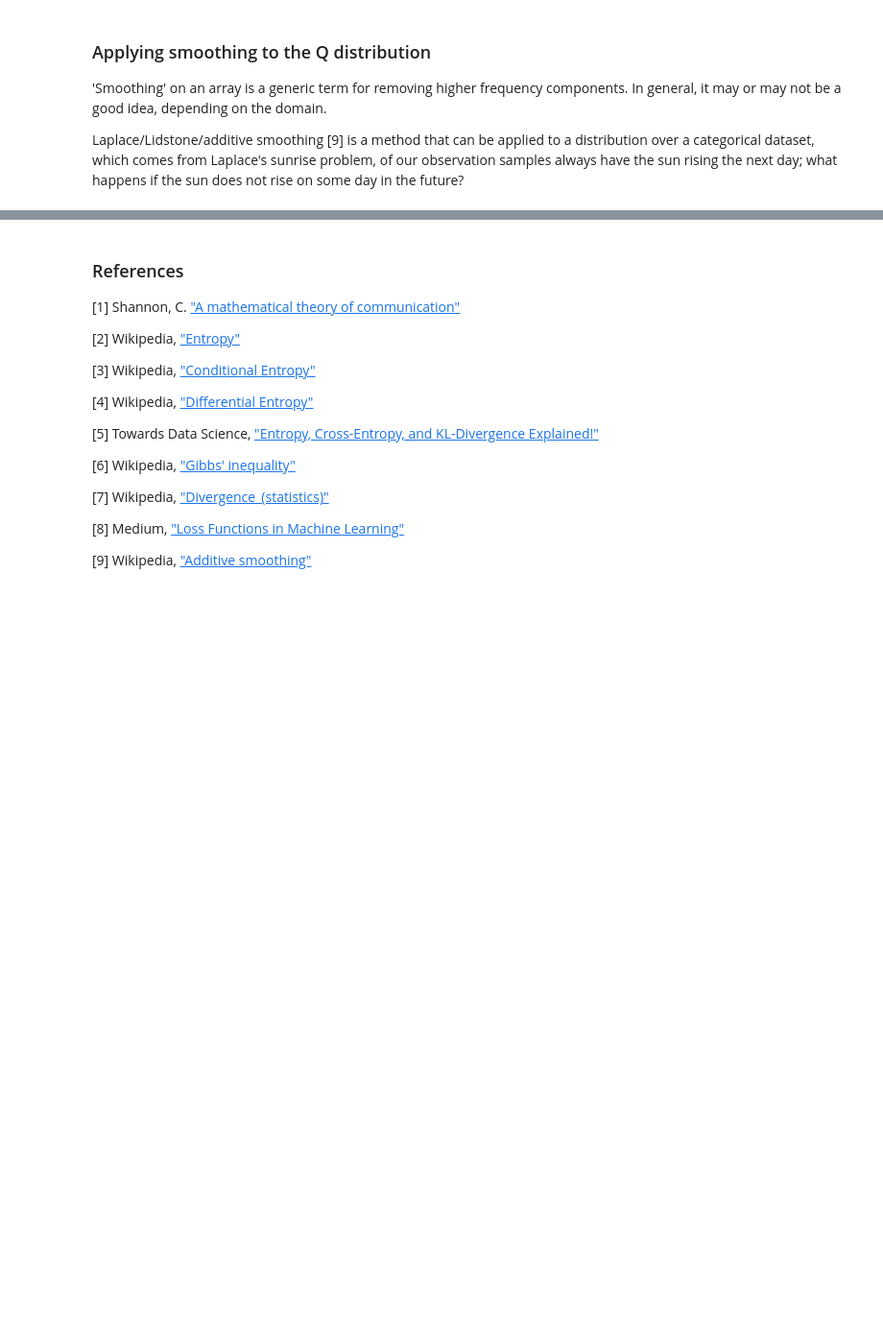
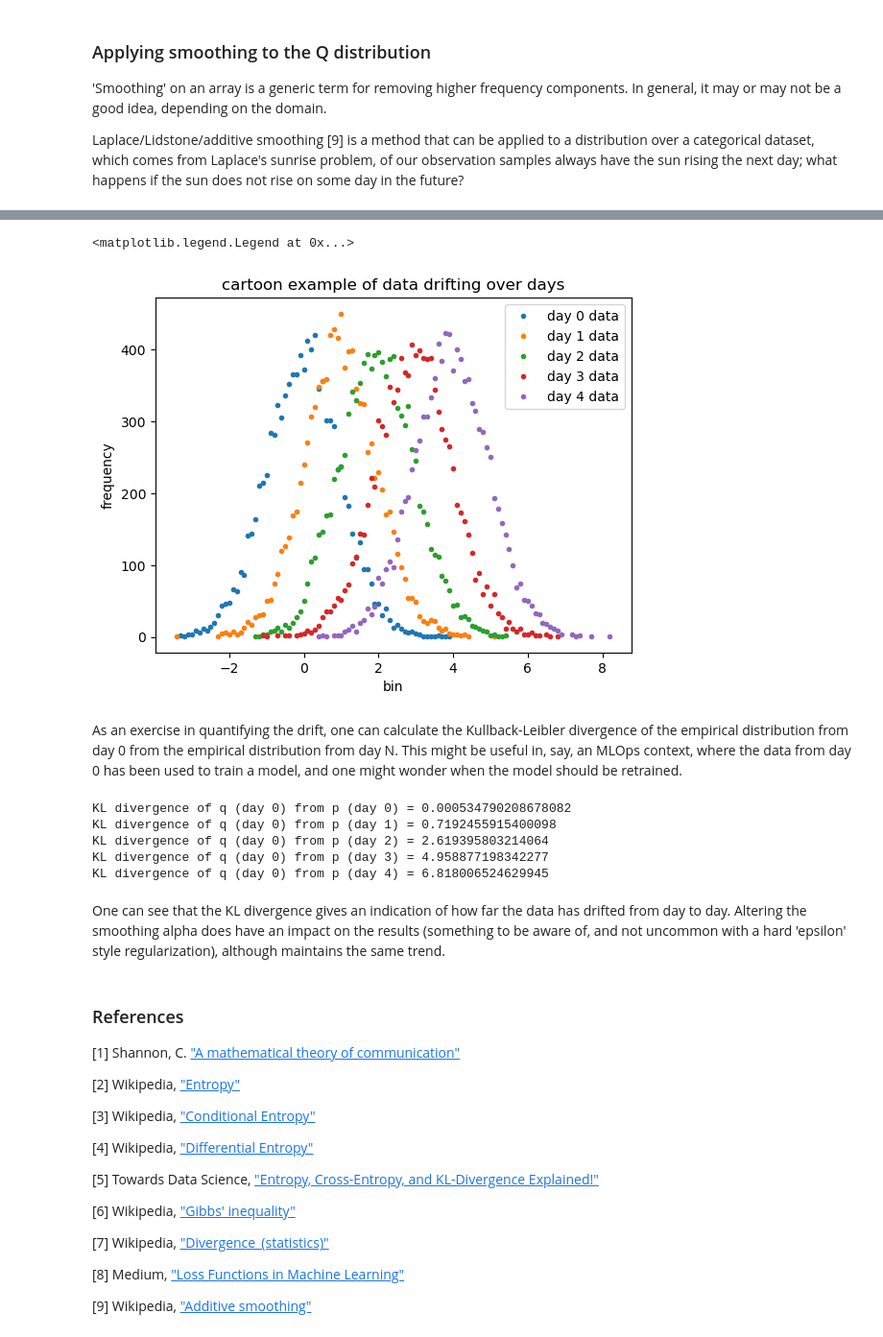
Before and after one commit to nagi49000/stats-play, a Jupyter notebook: python/notebooks/kullback-leibler-applied.ipynb, the cells around one changed output, grey strips where cells are left out. Shown: that part at 96% size. Drawn from its saved outputs; the diff is of its cells as text; code cells hidden in the pictures; blank space fills up the shorter version.

Commit message:
added a simple data drift example for KL divergence

```diff
--- a/python/notebooks/kullback-leibler-applied.ipynb
+++ b/python/notebooks/kullback-leibler-applied.ipynb
@@ -144,3 +159,60 @@ KL divergence of a distribution from another = 0.8078646012208632
+# %%
+def get_binned_samples(loc: float, n_sample: int, bin_width: float=0.1, scale: float=1.0) -> dict[float, float]:
+    """ loc - centre of normal distribution
+        n_sample - number of samples to generate
+        bin_width - width of the bins to make the histogram
+        scale - standard deviation of normal distribution
+
+        returns a dict<bin value, frequency of bin>
+    """
+    samples = np.random.normal(loc=loc, scale=scale, size=n_sample)
+    binned_samples = {}
+    for sample in samples:
+        bin = int(sample / bin_width) * bin_width
+        binned_samples[bin] = binned_samples.get(bin, 0) + 1
+    if 0 in binned_samples.keys():
+        binned_samples[0] /= 2  # overcounting of zero bin
+    return binned_samples
+# %%
+n_sample = 10000
+dayN_datas = []
+for i_day, loc in enumerate(np.arange(0,5,1.0)):
+    this_samples = get_binned_samples(loc, n_sample)
+    pylab.plot(this_samples.keys(), this_samples.values(), '.', label=f"day {i_day} data")
+    dayN_datas.append(this_samples)
+pylab.xlabel("bin")
+pylab.ylabel("frequency")
+pylab.title("cartoon example of data drifting over days")
+pylab.legend()
+# %% [output]
+<matplotlib.legend.Legend at 0x...>
+[figure, added]
+# %% [markdown]
+As an exercise in quantifying the drift, one can calculate the Kullback-Leibler divergence of the empirical distribution from day 0 from the empirical distribution from day N. This might be useful in, say, an MLOps context, where the data from day 0 has been used to train a model, and one might wonder when the model should be retrained.
+# %%
+day0_data = dayN_datas[0]
+for i_day, dayI_data in enumerate(dayN_datas):
+    bins = sorted(list(set(day0_data.keys()) | set(dayI_data.keys())))
+    # the assumed distribution is the day 0 data, as this data may have been used to train a model
+    q = np.zeros(len(bins))
+    for k, v in day0_data.items():
+        q[bins.index(k)] = v
+    q /= np.sum(q)
+    # the closest we have to a true distribution on day I is the data collected from day I
+    p = np.zeros(len(bins))
+    for k, v in dayI_data.items():
+        p[bins.index(k)] = v
+    p /= np.sum(p)
+    kl = kl_div(p, q, q_smoothing='additive', n_sample=n_sample, additive_smoothing_alpha=1.0)
+    print(f"KL divergence of q (day 0) from p (day {i_day}) = {kl}")
+# %% [output]
+KL divergence of q (day 0) from p (day 0) = 0.000534790208678082
+KL divergence of q (day 0) from p (day 1) = 0.7192455915400098
+KL divergence of q (day 0) from p (day 2) = 2.619395803214064
+KL divergence of q (day 0) from p (day 3) = 4.958877198342277
+KL divergence of q (day 0) from p (day 4) = 6.818006524629945
+# %% [markdown]
+One can see that the KL divergence gives an indication of how far the data has drifted from day to day. Altering the smoothing alpha does have an impact on the results (something to be aware of, and not uncommon with a hard 'epsilon' style regularization), although maintains the same trend.
 # %% [markdown]
 ### References
 
```
Also changed, not shown: parts of 7 cells of this notebook.
